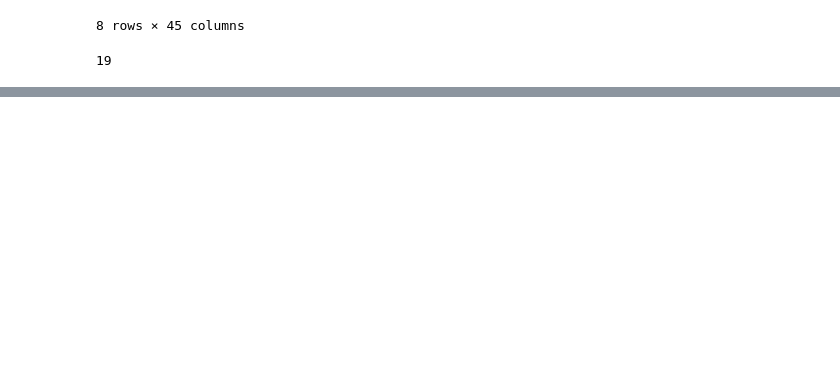
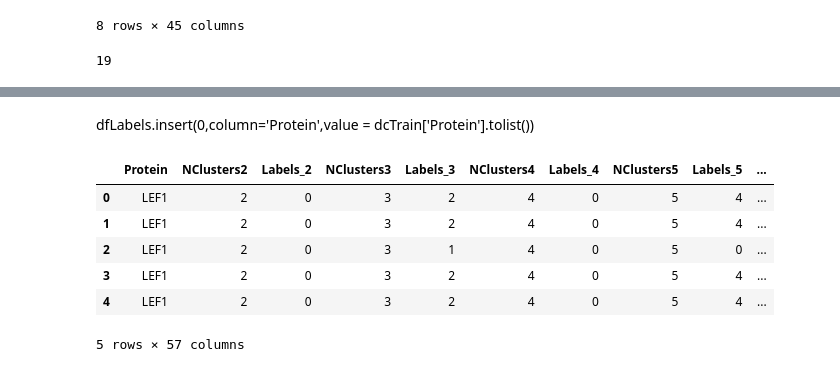
Before and after one commit to josechudev/GeneExpressionBiClustering, a Jupyter notebook: Notebooks/DC Clustering.ipynb, the cells around one changed output, grey strips where cells are left out. Drawn from its saved outputs; the diff is of its cells as text; code cells hidden in the pictures; blank space fills up the shorter version.

```diff
--- a/Notebooks/DC Clustering.ipynb
+++ b/Notebooks/DC Clustering.ipynb
@@ -111,0 +137,12 @@ bestOut.close()
+# %% [markdown]
+dfLabels.insert(0,column='Protein',value  = dcTrain['Protein'].tolist())
+# %%
+dfLabels.head()
+# %% [output]
+|  | Protein | NClusters2 | Labels_2 | NClusters3 | Labels_3 | NClusters4 | Labels_4 | NClusters5 | Labels_5 | ... |
+| 0 | LEF1 | 2 | 0 | 3 | 2 | 4 | 0 | 5 | 4 | ... |
+| 1 | LEF1 | 2 | 0 | 3 | 2 | 4 | 0 | 5 | 4 | ... |
+| 2 | LEF1 | 2 | 0 | 3 | 1 | 4 | 0 | 5 | 0 | ... |
+| 3 | LEF1 | 2 | 0 | 3 | 2 | 4 | 0 | 5 | 4 | ... |
+| 4 | LEF1 | 2 | 0 | 3 | 2 | 4 | 0 | 5 | 4 | ... |
+5 rows × 57 columns
```
Also changed, not shown: parts of 11 cells of this notebook, 4 other files.
